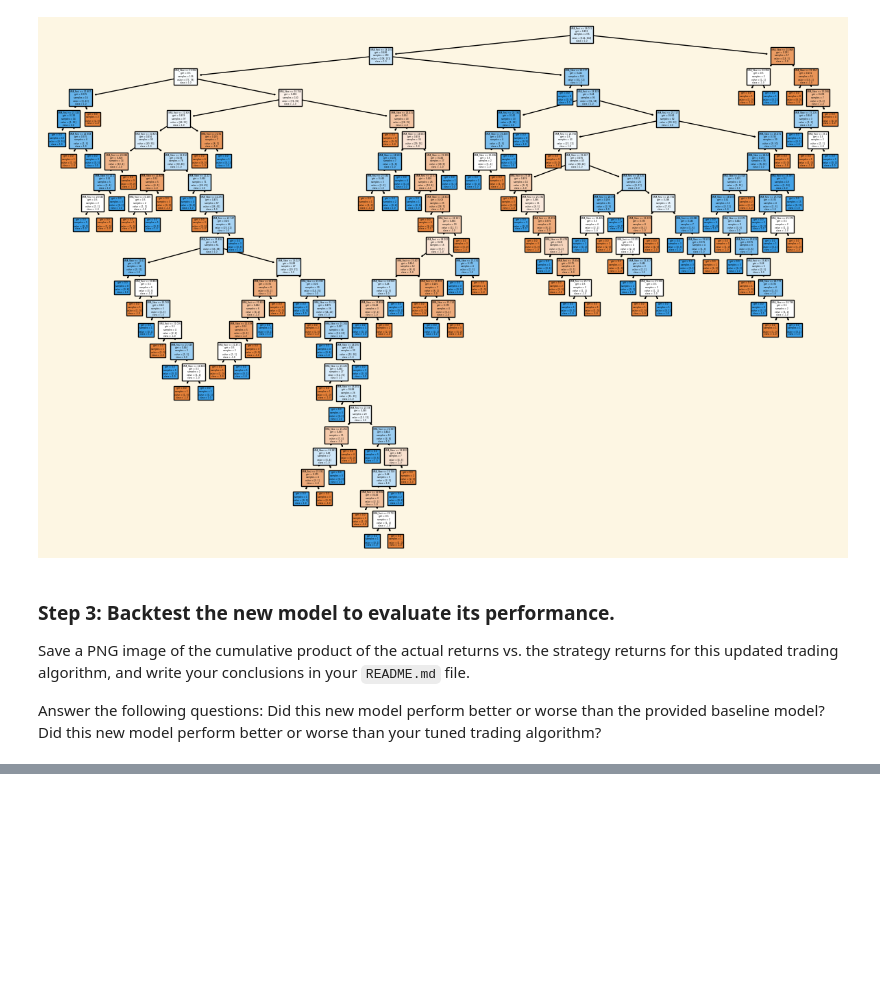
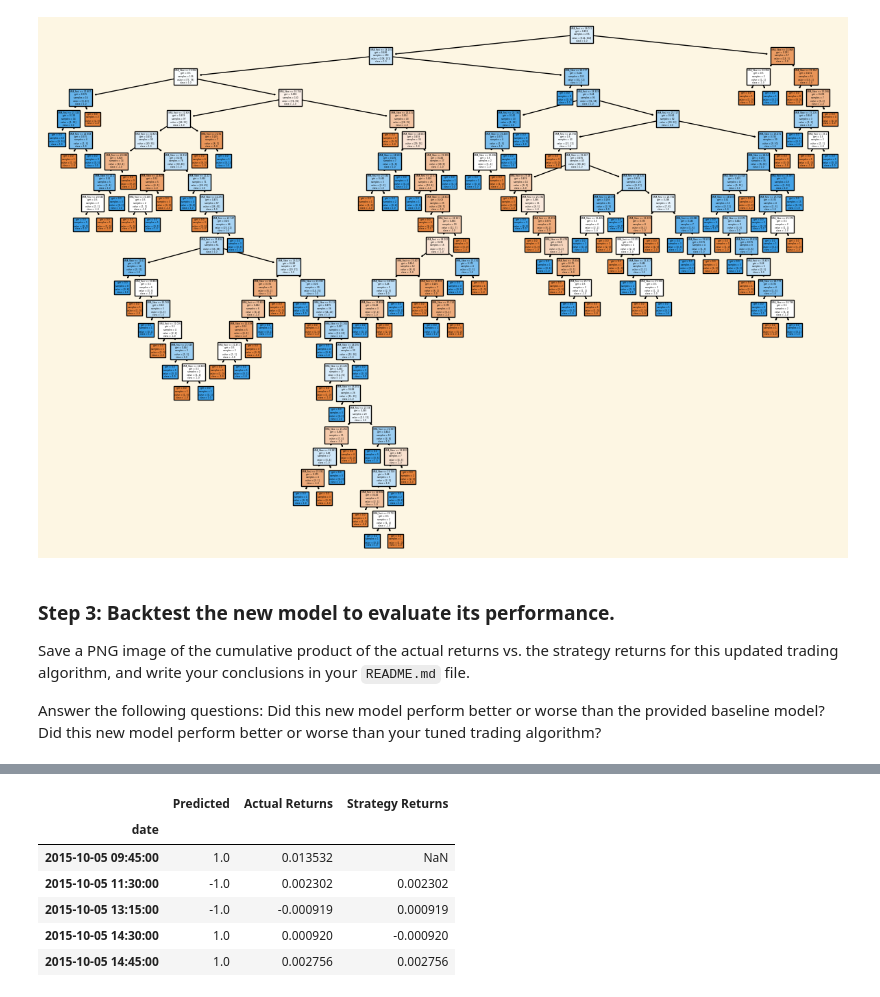
Before and after one commit to darcy5d/Fintech_Module_14_Homework_Assignment, a Jupyter notebook: machine_learning_trading_bot.ipynb, the cells around one changed output, grey strips where cells are left out. Cells and saved outputs as stored; diff of their text form; code cells hidden in the pictures; blank space fills up the shorter version.

```diff
--- a/machine_learning_trading_bot.ipynb
+++ b/machine_learning_trading_bot.ipynb
@@ -681,0 +689,23 @@ Did this new model perform better or worse than your tuned trading algorithm?
+# %%
+# Create a predictions DataFrame
+predictions_df = pd.DataFrame(index=X_test.index)
+
+# Add the Decision Tree model predictions to the DataFrame
+predictions_df["Predicted"] = tree_pred
+
+# Add the actual returns to the DataFrame
+predictions_df["Actual Returns"] = signals_df.loc[X_test.index, "Actual Returns"]
+
+# Add the strategy returns to the DataFrame. Remember that strategy returns are the product of the actual returns and the lagged signals.
+predictions_df["Strategy Returns"] = predictions_df["Predicted"].shift() * predictions_df["Actual Returns"]
+
+# Review the DataFrame
+display(predictions_df.head())
+# %% [output]
+|  | Predicted | Actual Returns | Strategy Returns |
+| date |  |  |  |
+| 2015-10-05 09:45:00 | 1.0 | 0.013532 | NaN |
+| 2015-10-05 11:30:00 | -1.0 | 0.002302 | 0.002302 |
+| 2015-10-05 13:15:00 | -1.0 | -0.000919 | 0.000919 |
+| 2015-10-05 14:30:00 | 1.0 | 0.000920 | -0.000920 |
+| 2015-10-05 14:45:00 | 1.0 | 0.002756 | 0.002756 |
```
Also changed, not shown: parts of 13 cells of this notebook, 1 other file.
